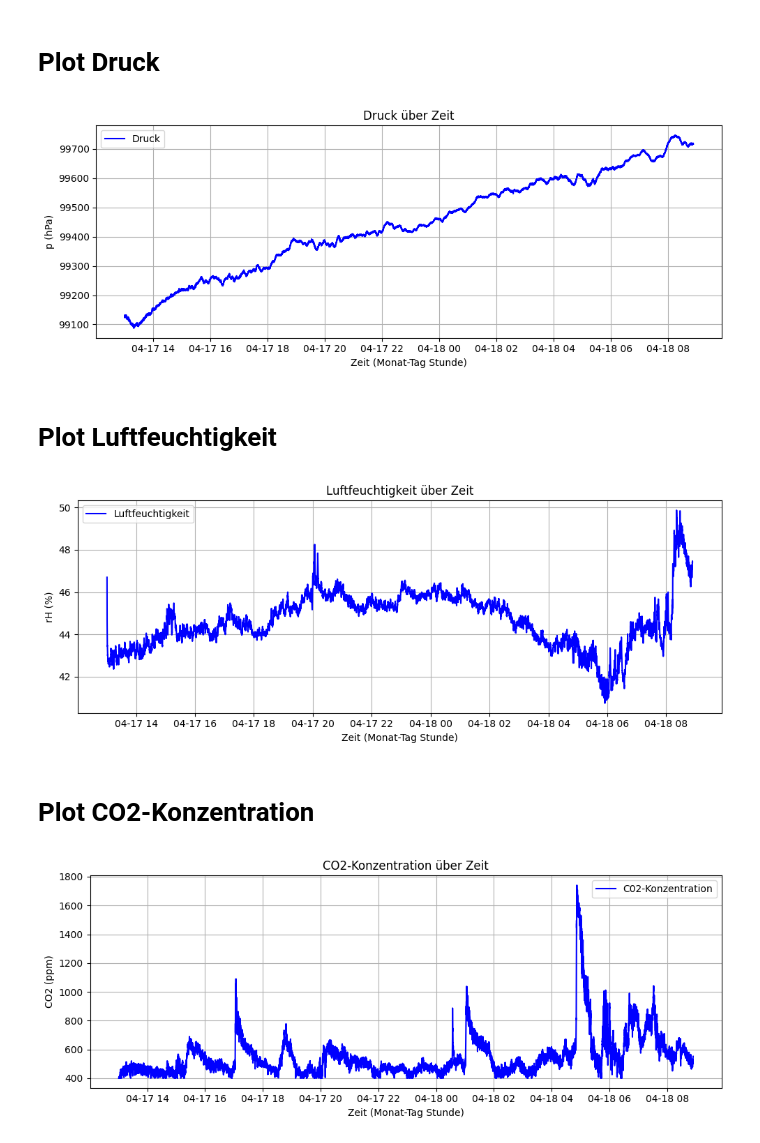
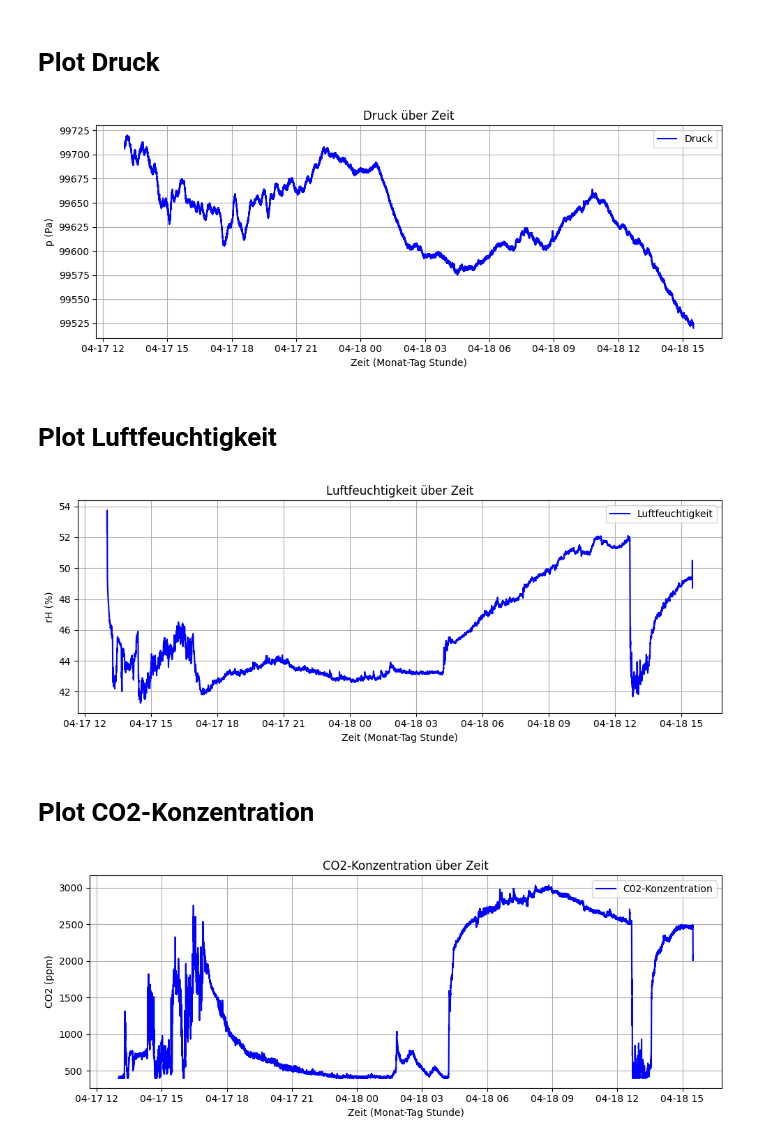
Before and after one commit to fynn-l-k/Grundpraktikum-1, a Jupyter notebook: Versuch_AL/AL_Plot.ipynb, the cells around one changed output. Cells and saved outputs as stored; diff of their text form; code cells hidden in the pictures.

Commit message:
data 3

```diff
--- a/Versuch_AL/AL_Plot.ipynb
+++ b/Versuch_AL/AL_Plot.ipynb
@@ -74,7 +74,7 @@ import matplotlib.pyplot as plt
 import pandas as pd
 
 # CSV einlesen
-df = pd.read_csv('arduino_data_2.csv')
+df = pd.read_csv('arduino_data_3.csv')
 df.columns = df.columns.str.replace('"', '').str.strip()
 
 # Zeitspalte erzeugen
@@ -92,14 +92,14 @@ df['Zeitstempel'] = pd.to_datetime(
 plt.figure(figsize=(10, 4))
 plt.plot(df['Zeitstempel'], df['p (hPa)'], label="Druck", color="blue")
 plt.xlabel("Zeit (Monat-Tag Stunde)")
-plt.ylabel("p (hPa)")
+plt.ylabel("p (Pa)")
 plt.title("Druck über Zeit")
 plt.grid(True)
 plt.legend()
 plt.tight_layout()
 plt.show()
 # %% [output]
-[figure, old version]
+[figure, new version]
 # %% [markdown]
 # Plot Luftfeuchtigkeit
 # %%
@@ -108,7 +108,7 @@ import matplotlib.pyplot as plt
 import pandas as pd
 
 # CSV einlesen
-df = pd.read_csv('arduino_data_2.csv')
+df = pd.read_csv('arduino_data_3.csv')
 df.columns = df.columns.str.replace('"', '').str.strip()
 
 # Zeitspalte erzeugen
@@ -133,38 +133,38 @@ plt.legend()
 plt.tight_layout()
 plt.show()
 # %% [output]
-[figure, old version]
+[figure, new version]
 # %% [markdown]
 # Plot CO2-Konzentration
 # %%
 import numpy as np
 import matplotlib.pyplot as plt
 import pandas as pd
 
 # CSV einlesen
-df = pd.read_csv('arduino_data_2.csv')
+df = pd.read_csv('arduino_data_3.csv')
 df.columns = df.columns.str.replace('"', '').str.strip()
 
 # Zeitspalte erzeugen
 df['Zeitstempel'] = pd.to_datetime(
     df['Jahr'].astype(str) + "-" +
     df['Monat'].astype(str).str.zfill(2) + "-" +
     df['Tag'].astype(str).str.zfill(2) + " " +
     df['Stunde'].astype(str).str.zfill(2) + ":" +
     df['Minute'].astype(str).str.zfill(2) + ":" +
     df['Sekunde'].astype(str).str.zfill(2),
     format='%Y-%m-%d %H:%M:%S'
 )
 
 # Plot für a_x
 plt.figure(figsize=(10, 4))
 plt.plot(df['Zeitstempel'], df['CO2 (ppm)'], label="C02-Konzentration", color="blue")
 plt.xlabel("Zeit (Monat-Tag Stunde)")
 plt.ylabel("CO2 (ppm)")
 plt.title("CO2-Konzentration über Zeit")
 plt.grid(True)
 plt.legend()
 plt.tight_layout()
 plt.show()
 # %% [output]
-[figure, old version]
+[figure, new version]
```
Also changed, not shown: parts of 2 cells of this notebook, 1 other file.
